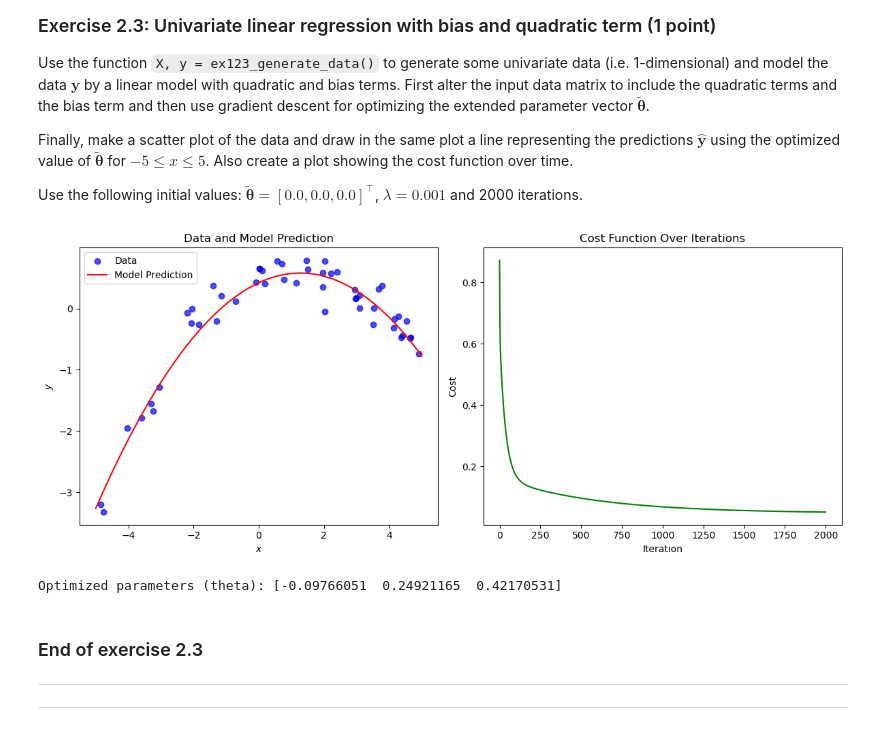
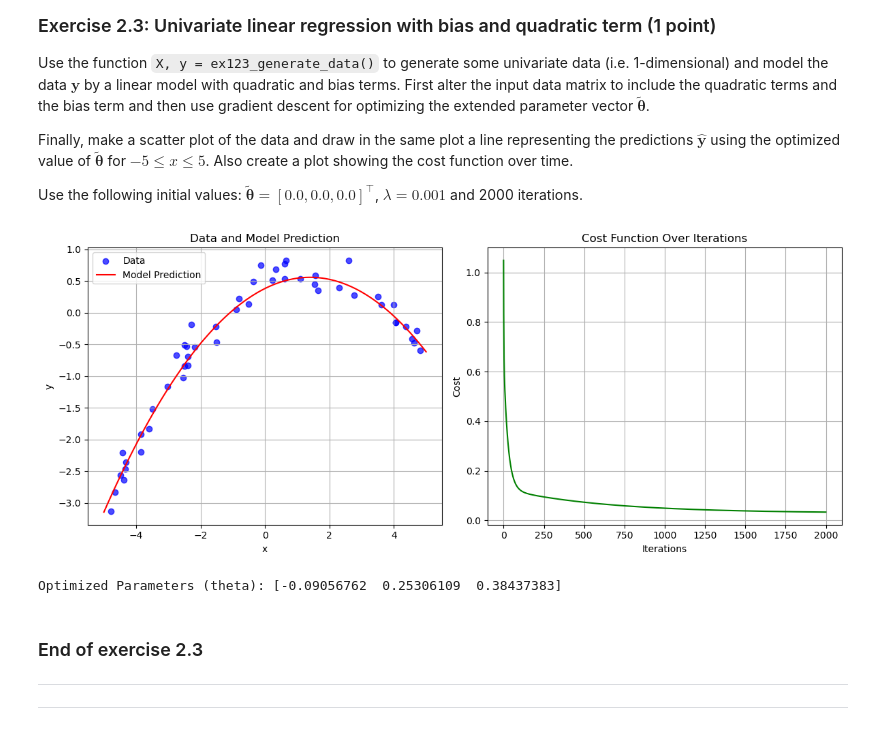
Before and after one commit to sadra-hub/5xsl0-machineLearning, a Jupyter notebook: assignment-1/assignment1-template.ipynb, the cells around one changed output. Saved outputs shown, nothing was run; the diff lists cells and outputs as text; code cells hidden in the pictures.

Commit message:
🐞 fix(notebook): ✨ feat(notebook): 2.2:  fix bug with generating data

```diff
--- a/assignment-1/assignment1-template.ipynb
+++ b/assignment-1/assignment1-template.ipynb
@@ -923,14 +906,14 @@ Use the following initial values: $\tilde{\boldsymbol{\theta}}=[0.0, 0.0, 0.0]^\
 # %%
 #// BEGIN_TODO [5XSL0_Assignment1_2_3a] Add quadratic term and perform gradient descent
 
-# Function to generate data
-def ex123_generate_data():
-    np.random.seed(42)
-    X = np.random.uniform(-5, 5, 50).reshape(-1, 1)
-    y = 2.5 * X**2 - 3 * X + 5 + np.random.normal(0, 2, X.shape)
-    return X, y
+# Cost function (Mean Squared Error)
+def cost_function(theta, X, y):
+    N = len(y)
+    predictions = X @ theta
+    cost = (1 / N) * np.sum((predictions - y) ** 2)
+    return cost
 
-# Gradient descent function
+# Gradient Descent function to optimize theta
 def gradient_descent(X, y, theta, learning_rate, iterations):
     N = len(y)
     cost_history = []
@@ -941,65 +924,65 @@ def gradient_descent(X, y, theta, learning_rate, iterations):
         gradient = (2 / N) * X.T @ residuals
         theta -= learning_rate * gradient
 
-        # Compute and store the cost
-        cost = (1 / N) * np.sum((residuals) ** 2)
-        cost_history.append(cost)
+        # Store cost for plotting
+        cost_history.append(cost_function(theta, X, y))
 
     return theta, cost_history
 
-
 #// END_TODO [5XSL0_Assignment1_2_3a]
 # %%
 #// BEGIN_TODO [5XSL0_Assignment1_2_3b] Plot results with quadratic term
 
-# Generate data
+# Generate data using your custom function
 X, y = ex123_generate_data()
 
-# Extend input data to include quadratic and bias terms
-X_extended = np.hstack([X**2, X, np.ones((X.shape[0], 1))])
+# Alter input data matrix to include quadratic term and bias term
+X_tilde = np.hstack([X**2, X, np.ones((X.shape[0], 1))])
 
-# Initialize parameters
-theta = np.zeros(X_extended.shape[1])  # [theta_quadratic, theta_linear, theta_bias]
+# Initial parameter vector [theta_quadratic, theta_linear, theta_bias]
+theta_initial = np.zeros(X_tilde.shape[1])
 learning_rate = 0.001
 iterations = 2000
 
-# Perform gradient descent
-theta_optimized, cost_history = gradient_descent(X_extended, y, theta, learning_rate, iterations)
+# Perform gradient descent to find optimized parameters
+theta_optimized, cost_history = gradient_descent(X_tilde, y, theta_initial, learning_rate, iterations)
 
-# Predictions for visualization
+# Make predictions using the optimized theta
 x_plot = np.linspace(-5, 5, 100).reshape(-1, 1)
-X_plot_extended = np.hstack([x_plot**2, x_plot, np.ones((x_plot.shape[0], 1))])
-y_plot = X_plot_extended @ theta_optimized
+X_plot_tilde = np.hstack([x_plot**2, x_plot, np.ones((x_plot.shape[0], 1))])
+y_plot = X_plot_tilde @ theta_optimized
 
-# Visualization
-plt.figure(figsize=(12, 5))
+# Scatter plot of data and model prediction
+plt.figure(figsize=[12, 5])
 
-# Scatter plot of data and model predictions
+# Scatter plot with model prediction
 plt.subplot(1, 2, 1)
-plt.scatter(X, y, label="Data", color="blue", alpha=0.7)
-plt.plot(x_plot, y_plot, label="Model Prediction", color="red")
-plt.title("Data and Model Prediction")
-plt.xlabel("$x$")
-plt.ylabel("$y$")
+plt.scatter(X, y, label='Data', color='blue', alpha=0.7)
+plt.plot(x_plot, y_plot, label='Model Prediction', color='red')
+plt.title('Data and Model Prediction')
+plt.xlabel('x')
+plt.ylabel('y')
 plt.legend()
+plt.grid(True)
 
-# Cost function over time
+# Plotting the cost function over iterations
 plt.subplot(1, 2, 2)
-plt.plot(range(iterations), cost_history, color="green")
-plt.title("Cost Function Over Iterations")
-plt.xlabel("Iteration")
-plt.ylabel("Cost")
+plt.plot(range(iterations), cost_history, color='green')
+plt.title('Cost Function Over Iterations')
+plt.xlabel('Iterations')
+plt.ylabel('Cost')
+plt.grid(True)
 
 plt.tight_layout()
 plt.show()
 
-# Print the optimized parameters
-print("Optimized parameters (theta):", theta_optimized)
+# Print optimized parameters
+print("Optimized Parameters (theta):", theta_optimized)
 
 #// END_TODO [5XSL0_Assignment1_2_3b]
 # %% [output]
-[figure, old version]
+[figure, new version]
-Optimized parameters (theta): [-0.09766051  0.24921165  0.42170531]
+Optimized Parameters (theta): [-0.09056762  0.25306109  0.38437383]
 # %% [markdown]
 ### End of exercise 2.3
 
```
Also changed, not shown: parts of 13 cells of this notebook.
